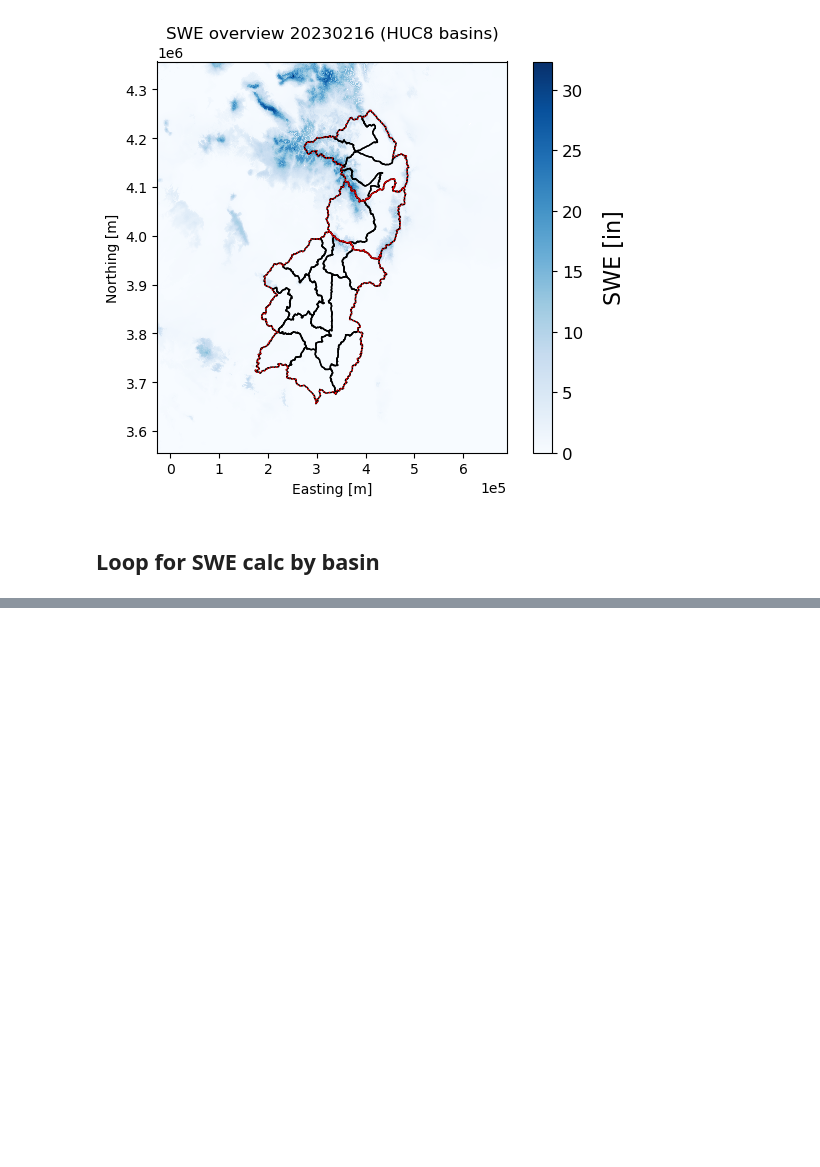
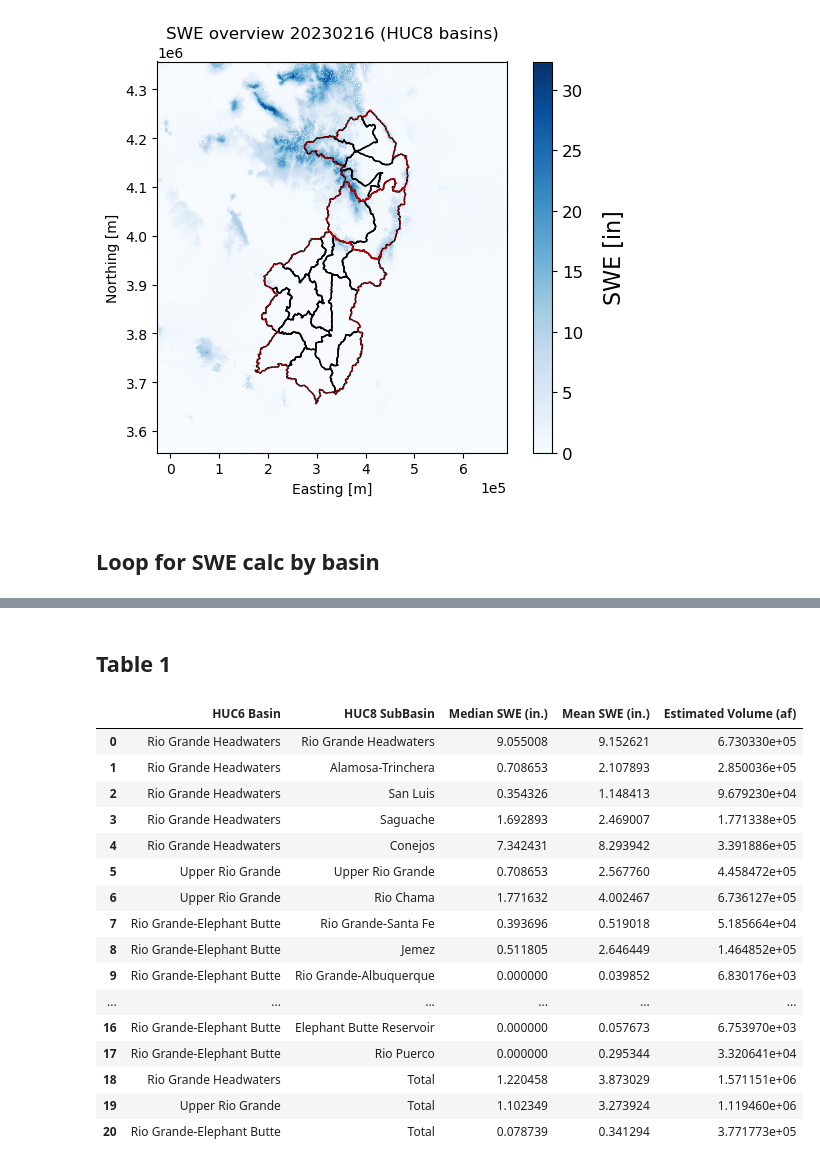
Before and after one commit to max-gersh/SWE-Evaluation-Tool, a Jupyter notebook: logan/swe_tables_snodas.ipynb, the cells around one changed output, grey strips where cells are left out. Cells and saved outputs as stored; diff of their text form; code cells hidden in the pictures; blank space fills up the shorter version.

Commit message:
Wrote function for swe calculation, generated drafts of tables 1 and 2

```diff
--- a/logan/swe_tables_snodas.ipynb
+++ b/logan/swe_tables_snodas.ipynb
@@ -150,0 +193,35 @@ swe_df_table
+# %% [markdown]
+## Table 1
+# %%
+huc8_stats = swe_stat_calc(snodas_clip, huc8)
+huc8_stats = huc8_stats.rename(columns={'name': 'HUC8 SubBasin'})
+huc8_stats['HUC6 Basin'] = huc6_basin
+
+
+huc6_stats = swe_stat_calc(snodas_clip, huc6)
+huc6_stats = huc6_stats.rename(columns={'name': 'HUC6 Basin'})
+huc6_stats['HUC8 SubBasin'] = np.repeat('Total', [3], axis=0)
+
+#huc6_stats
+table1 = pd.concat([huc8_stats, huc6_stats], ignore_index=True)
+table1 = table1[['HUC6 Basin', 'HUC8 SubBasin', 'Median SWE (in.)',
+                 'Mean SWE (in.)', 'Estimated Volume (af)']]
+table1
+# %% [output]
+|  | HUC6 Basin | HUC8 SubBasin | Median SWE (in.) | Mean SWE (in.) | Estimated Volume (af) |
+| 0 | Rio Grande Headwaters | Rio Grande Headwaters | 9.055008 | 9.152621 | 6.730330e+05 |
+| 1 | Rio Grande Headwaters | Alamosa-Trinchera | 0.708653 | 2.107893 | 2.850036e+05 |
+| 2 | Rio Grande Headwaters | San Luis | 0.354326 | 1.148413 | 9.679230e+04 |
+| 3 | Rio Grande Headwaters | Saguache | 1.692893 | 2.469007 | 1.771338e+05 |
+| 4 | Rio Grande Headwaters | Conejos | 7.342431 | 8.293942 | 3.391886e+05 |
+| 5 | Upper Rio Grande | Upper Rio Grande | 0.708653 | 2.567760 | 4.458472e+05 |
+| 6 | Upper Rio Grande | Rio Chama | 1.771632 | 4.002467 | 6.736127e+05 |
+| 7 | Rio Grande-Elephant Butte | Rio Grande-Santa Fe | 0.393696 | 0.519018 | 5.185664e+04 |
+| 8 | Rio Grande-Elephant Butte | Jemez | 0.511805 | 2.646449 | 1.464852e+05 |
+| 9 | Rio Grande-Elephant Butte | Rio Grande-Albuquerque | 0.000000 | 0.039852 | 6.830176e+03 |
+| ... | ... | ... | ... | ... | ... |
+| 16 | Rio Grande-Elephant Butte | Elephant Butte Reservoir | 0.000000 | 0.057673 | 6.753970e+03 |
+| 17 | Rio Grande-Elephant Butte | Rio Puerco | 0.000000 | 0.295344 | 3.320641e+04 |
+| 18 | Rio Grande Headwaters | Total | 1.220458 | 3.873029 | 1.571151e+06 |
+| 19 | Upper Rio Grande | Total | 1.102349 | 3.273924 | 1.119460e+06 |
+| 20 | Rio Grande-Elephant Butte | Total | 0.078739 | 0.341294 | 3.771773e+05 |
```
Also changed, not shown: parts of 6 cells of this notebook.
